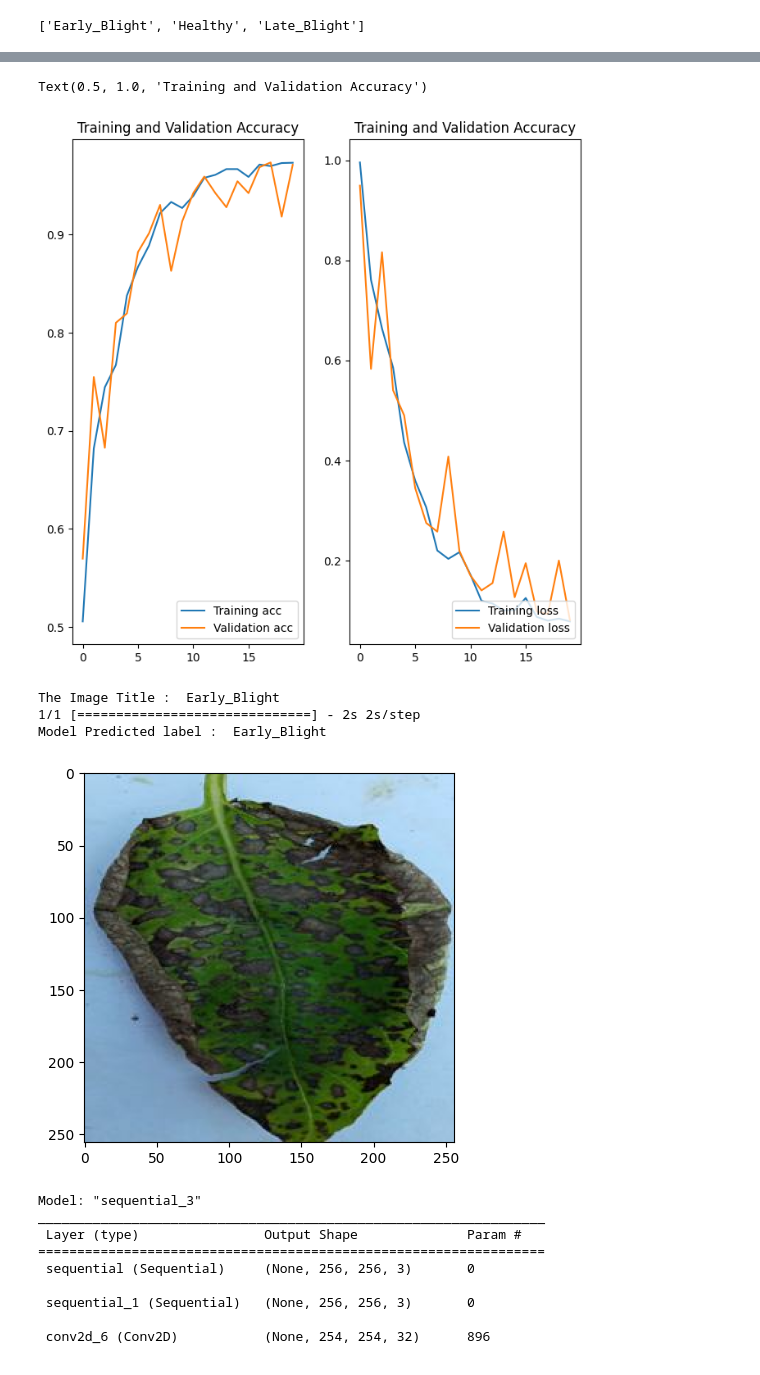
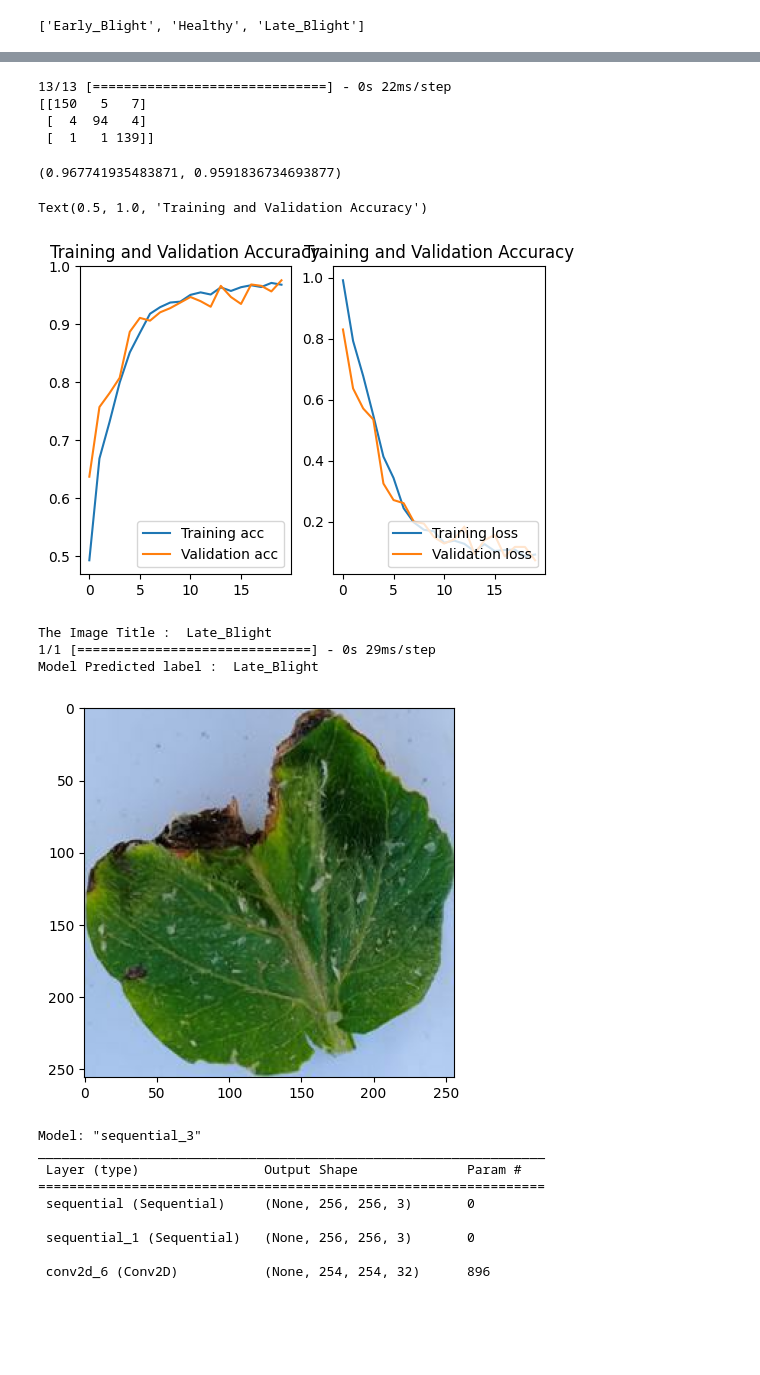
Before and after one commit to Simoni2412/Image-Classification, a Jupyter notebook: CNN_Image_Classification.ipynb, the cells around one changed output, grey strips where cells are left out. Saved outputs shown, nothing was run; the diff lists cells and outputs as text; code cells hidden in the pictures; blank space fills up the shorter version.

```diff
--- a/CNN_Image_Classification.ipynb
+++ b/CNN_Image_Classification.ipynb
@@ -69,6 +67,11 @@ data_augmentation = tf.keras.Sequential([
     layers.experimental.preprocessing.RandomFlip("horizontal_and_vertical"),
     layers.experimental.preprocessing.RandomRotation(0.2)
 ])
+# %%
+#Using buffered prefetching to yield the data from having I/O blocking
+train_data = training_dataset.cache().prefetch(buffer_size=tf.data.AUTOTUNE)
+valid_data = validation_dataset.cache().prefetch(buffer_size=tf.data.AUTOTUNE)
+test_data = testing_dataset.cache().prefetch(buffer_size=tf.data.AUTOTUNE)
 # %%
 input_shape = (32, IMAGE_SIZE, IMAGE_SIZE, 3)
 
@@ -83,8 +86,10 @@ model = tf.keras.Sequential([
     layers.MaxPooling2D((2,2)),
     layers.Conv2D(64,(3,3),activation='relu'),
     layers.MaxPooling2D((2,2)),
+    layers.Dropout(0.4),
     layers.Flatten(),
     layers.Dense(64,activation='relu'),
     layers.Dense(len(class_names),activation='softmax'),
 ])
 model.build(input_shape=input_shape)
+model.summary()
@@ -91,7 +114,7 @@ model.build(input_shape=input_shape)
 # %%
-model.summary()
+
 model.compile(
     optimizer='adam',
-    loss=tf.keras.losses.SparseCategoricalCrossentropy(from_logits=False),
+    loss='sparse_categorical_crossentropy',
     metrics=['accuracy']
 )
@@ -116,10 +121,11 @@ _________________________________________________________________
 # %%
 model_history = model.fit(
-    training_dataset,
+    train_data,
     epochs=20,
     batch_size=32,
     verbose=1,
-    validation_data=validation_dataset
+    validation_data=validation_dataset,
+    # callbacks=[callbacks]
 )
 score = model.evaluate(test_data)
 # %% [output]
@@ -146,22 +152,57 @@ val_acc = model_history.history['val_accuracy']
 
 loss = model_history.history['loss']
 val_loss = model_history.history['val_loss']
+# %%
+from sklearn.metrics import confusion_matrix
+import numpy as np
+
+# Assuming model is your trained CNN model and test_data is your test dataset
+# Make predictions on the test dataset
+predictions = model.predict(test_data)
+
+# Convert predicted probabilities into class labels
+predicted_labels = np.argmax(predictions, axis=1)
+test_label = np.concatenate([y for x, y in test_data], axis=0)
+# Get true labels from the test dataset
+true_labels = test_label  # Replace test_labels with your true labels
+
+# Compute confusion matrix
+conf_matrix = confusion_matrix(true_labels, predicted_labels)
+
+# Display or analyze the confusion matrix as needed
+print(conf_matrix)
+# %% [output]
+13/13 [==============================] - 0s 22ms/step
+[[150   5   7]
+ [  4  94   4]
+ [  1   1 139]]
+# %%
+TN = conf_matrix[0, 0]  # True Negatives
+FP = conf_matrix[0, 1]  # False Positives
+TP = conf_matrix[1, 1]  # True Positives
+FN = conf_matrix[1, 0]  # False Negatives
+
+sensitivity = TP / (TP + FN)
+specificity = TN / (TN + FP)
+specificity, sensitivity
+# %% [output]
+(0.967741935483871, 0.9591836734693877)
 # %%
-plt.figure(figsize=(8,8))
+plt.figure(figsize=(6,4))
 plt.subplot(1,2,1)
 plt.plot( range(20) , acc , label="Training acc" )
 plt.plot( range(20) , val_acc , label="Validation acc" )
 plt.legend(loc="lower right")
 plt.title('Training and Validation Accuracy')
 
 plt.subplot(1,2,2)
 plt.plot( range(20) , loss , label="Training loss" )
 plt.plot( range(20) , val_loss , label="Validation loss" )
 plt.legend(loc="lower right")
 plt.title('Training and Validation Accuracy')
 # %% [output]
 Text(0.5, 1.0, 'Training and Validation Accuracy')
-[figure, old version]
+[figure, new version]
 # %%
 for image_batch,label_batch in test_data.take(1):
     plt.imshow(image_batch[0].numpy().astype("uint8"))
@@ -169,10 +210,10 @@ for image_batch,label_batch in test_data.take(1):
     prediction = model.predict(image_batch)
     print("Model Predicted label : ",class_names[np.argmax(prediction[0])])
 # %% [output]
-The Image Title :  Early_Blight
-1/1 [==============================] - 2s 2s/step
-Model Predicted label :  Early_Blight
+The Image Title :  Late_Blight
+1/1 [==============================] - 0s 29ms/step
+Model Predicted label :  Late_Blight
-[figure, old version]
+[figure, new version]
 # %%
 model.save("Potato-Disease_Classification.h5")
 from tensorflow.keras.models import load_model
```
Also changed, not shown: parts of 6 cells of this notebook.
